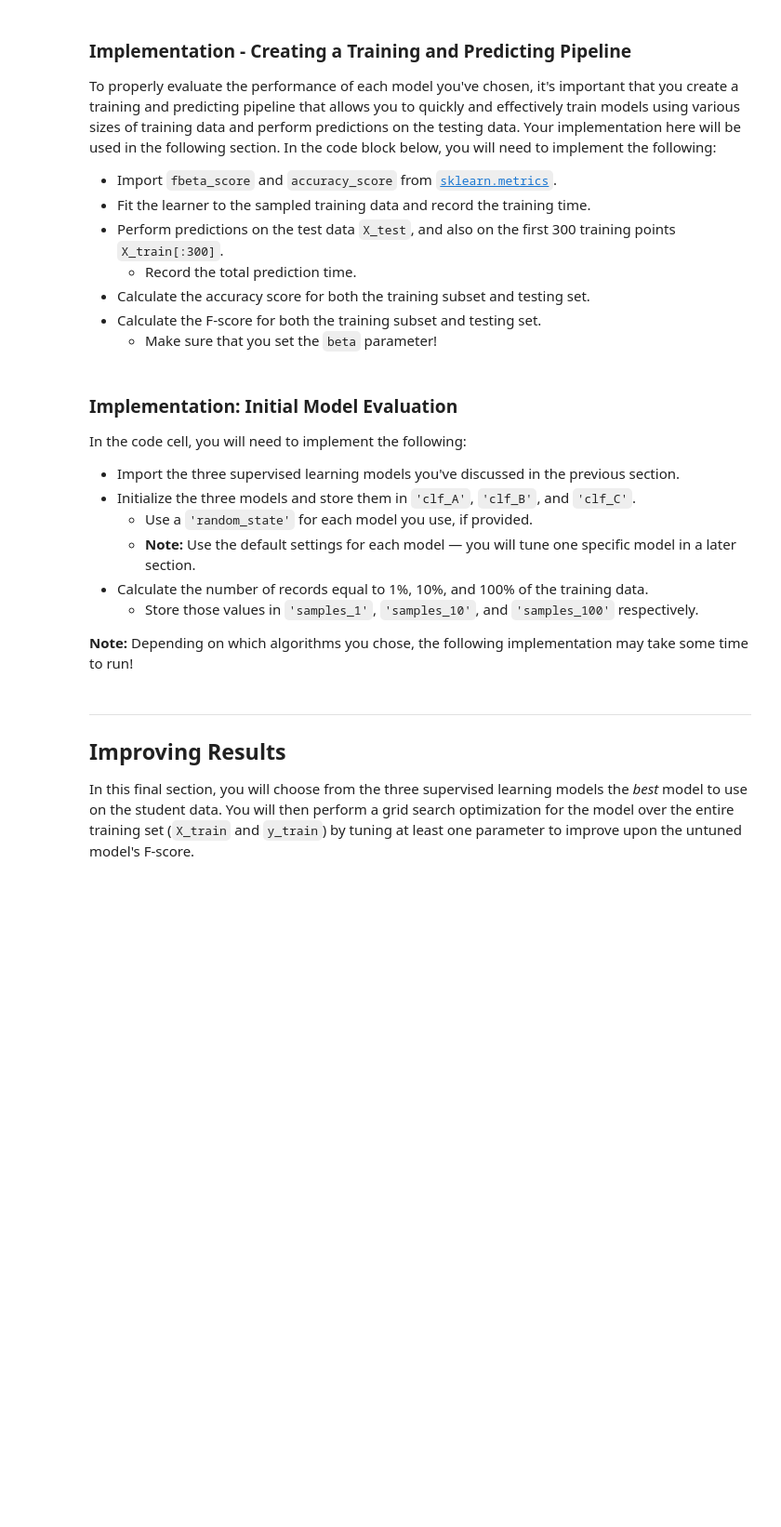
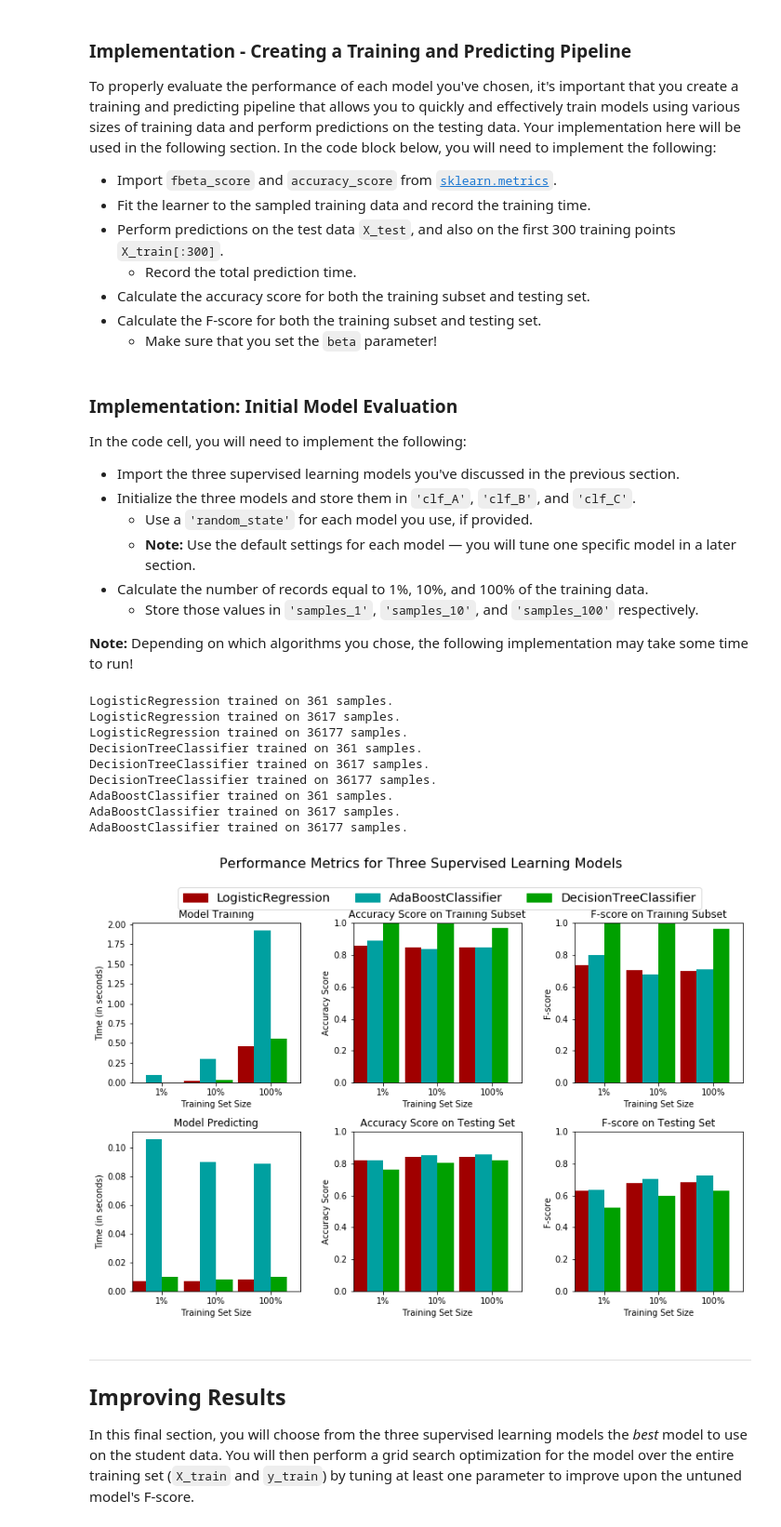
Before and after one commit to nadimintikrish/finding_donors, a Jupyter notebook: finding_donors.ipynb, the cells around one changed output. Shown: that part at 93% size. Saved outputs shown, nothing was run; the diff lists cells and outputs as text; code cells hidden in the pictures; blank space fills up the shorter version.

```diff
--- a/finding_donors.ipynb
+++ b/finding_donors.ipynb
@@ -313,22 +312,25 @@ def train_predict(learner, sample_size, X_train, y_train, X_test, y_test):
     results = {}
 
     # TODO: Fit the learner to the training data using slicing with 'sample_size' using .fit(training_features[:], training_labels[:])
+    X_train= X_train[:sample_size]
+    y_train = y_train[:sample_size]
+
     start = time() # Get start time
-    learner = learner.fit(X_train[:sample_size],y_train[:sample_size])
+    learner = learner.fit(X_train,y_train)
     end = time() # Get end time
 
     # TODO: Calculate the training time
-    results['train_time'] = start-end
+    results['train_time'] = end-start
 
     # TODO: Get the predictions on the test set(X_test),
     #       then get predictions on the first 300 training samples(X_train) using .predict()
     start = time() # Get start time
     predictions_test = learner.predict(X_test)
-    predictions_train = learner.predict(X_train)
+    predictions_train = learner.predict(X_train[:300])
     end = time() # Get end time
 
     # TODO: Calculate the total prediction time
-    results['pred_time'] = start-end
+    results['pred_time'] = end-start
 
     # TODO: Compute accuracy on the first 300 training samples which is y_train[:300]
     results['acc_train'] = accuracy_score(y_train[:300],predictions_train)
@@ -360,31 +362,45 @@ In the code cell, you will need to implement the following:
 **Note:** Depending on which algorithms you chose, the following implementation may take some time to run!
 # %%
 # TODO: Import the three supervised learning models from sklearn
+from sklearn.linear_model import LogisticRegression
+from sklearn.tree import DecisionTreeClassifier
+from sklearn.ensemble import AdaBoostClassifier
 
 # TODO: Initialize the three models
-clf_A = None
-clf_B = None
-clf_C = None
+clf_A = LogisticRegression(random_state=105)
+clf_B = DecisionTreeClassifier()
+clf_C = AdaBoostClassifier(random_state=105)
 
 # TODO: Calculate the number of samples for 1%, 10%, and 100% of the training data
 # HINT: samples_100 is the entire training set i.e. len(y_train)
 # HINT: samples_10 is 10% of samples_100
 # HINT: samples_1 is 1% of samples_100
-samples_100 = None
-samples_10 = None
-samples_1 = None
+samples_100 = len(y_train)
+samples_10 = int(0.1*len(y_train))
+samples_1 = int(0.01*len(y_train))
 
 # Collect results on the learners
 results = {}
 for clf in [clf_A, clf_B, clf_C]:
     clf_name = clf.__class__.__name__
     results[clf_name] = {}
     for i, samples in enumerate([samples_1, samples_10, samples_100]):
         results[clf_name][i] = \
         train_predict(clf, samples, X_train, y_train, X_test, y_test)
 
 # Run metrics visualization for the three supervised learning models chosen
 vs.evaluate(results, accuracy, fscore)
+# %% [output]
+LogisticRegression trained on 361 samples.
+LogisticRegression trained on 3617 samples.
+LogisticRegression trained on 36177 samples.
+DecisionTreeClassifier trained on 361 samples.
+DecisionTreeClassifier trained on 3617 samples.
+DecisionTreeClassifier trained on 36177 samples.
+AdaBoostClassifier trained on 361 samples.
+AdaBoostClassifier trained on 3617 samples.
+AdaBoostClassifier trained on 36177 samples.
+[figure, added]
 # %% [markdown]
 ----
 ## Improving Results
```
Also changed, not shown: parts of 4 cells of this notebook.
